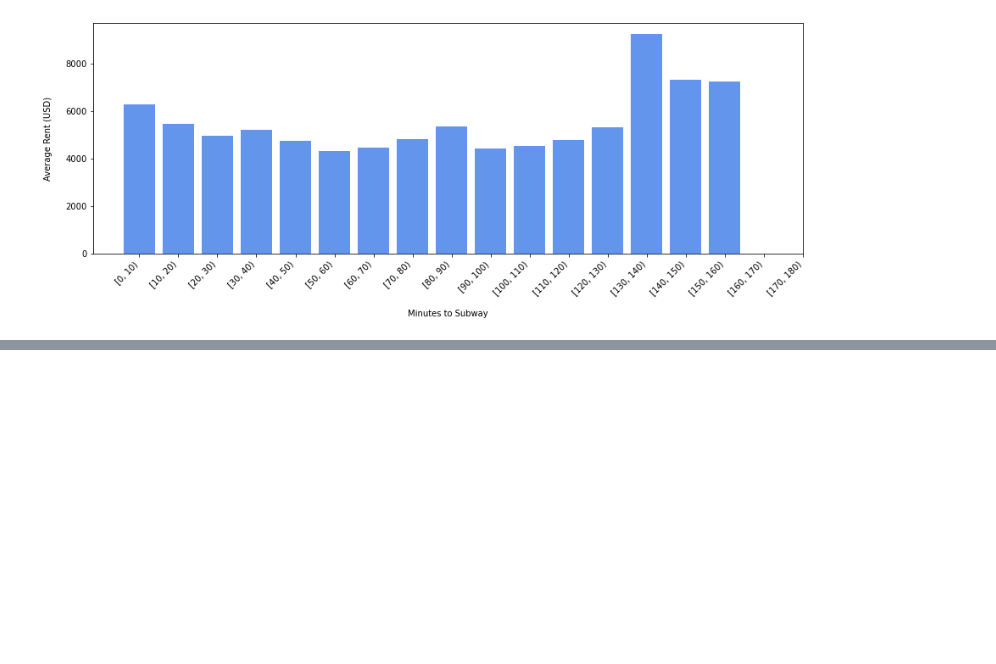
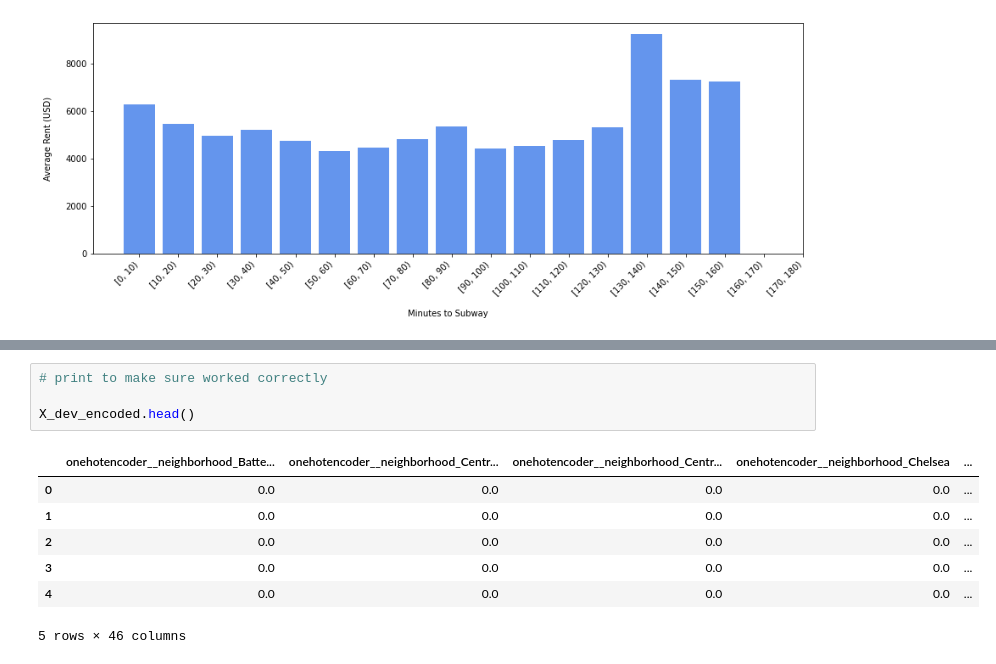
Before and after one commit to WilsonLiu2002/NYC-Rent-Prediction, a Jupyter notebook: Notebooks/Rent_Predict.ipynb, the cells around one changed output, grey strips where cells are left out. Saved outputs shown, nothing was run; the diff lists cells and outputs as text; blank space fills up the shorter version.

```diff
--- a/Notebooks/Rent_Predict.ipynb
+++ b/Notebooks/Rent_Predict.ipynb
@@ -89,0 +133,12 @@ plt.show()
+# %%
+# print to make sure worked correctly
+
+X_dev_encoded.head()
+# %% [output]
+|  | onehotencoder__neighborhood_Batte... | onehotencoder__neighborhood_Centr... | onehotencoder__neighborhood_Centr... | onehotencoder__neighborhood_Chelsea | ... |
+| 0 | 0.0 | 0.0 | 0.0 | 0.0 | ... |
+| 1 | 0.0 | 0.0 | 0.0 | 0.0 | ... |
+| 2 | 0.0 | 0.0 | 0.0 | 0.0 | ... |
+| 3 | 0.0 | 0.0 | 0.0 | 0.0 | ... |
+| 4 | 0.0 | 0.0 | 0.0 | 0.0 | ... |
+5 rows × 46 columns
```
Also changed, not shown: parts of 9 cells of this notebook.
